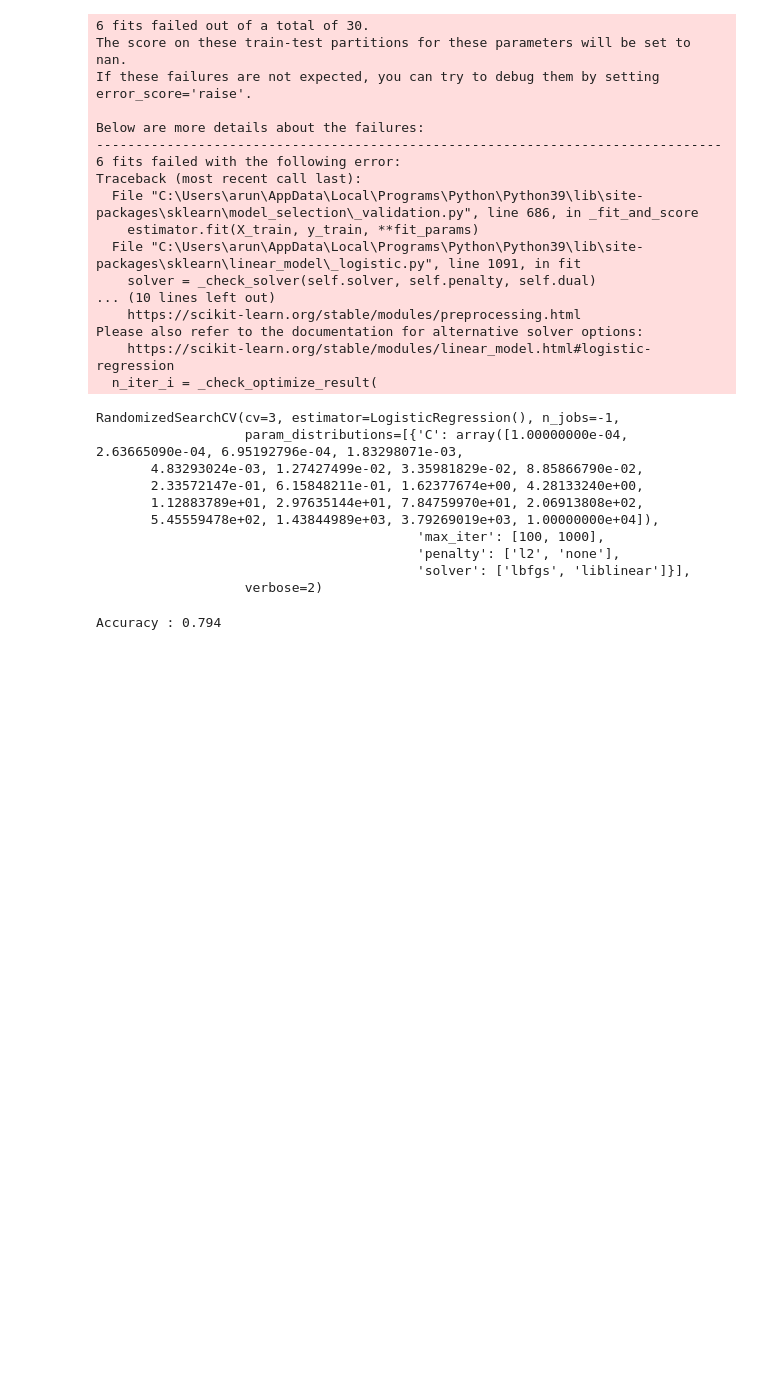
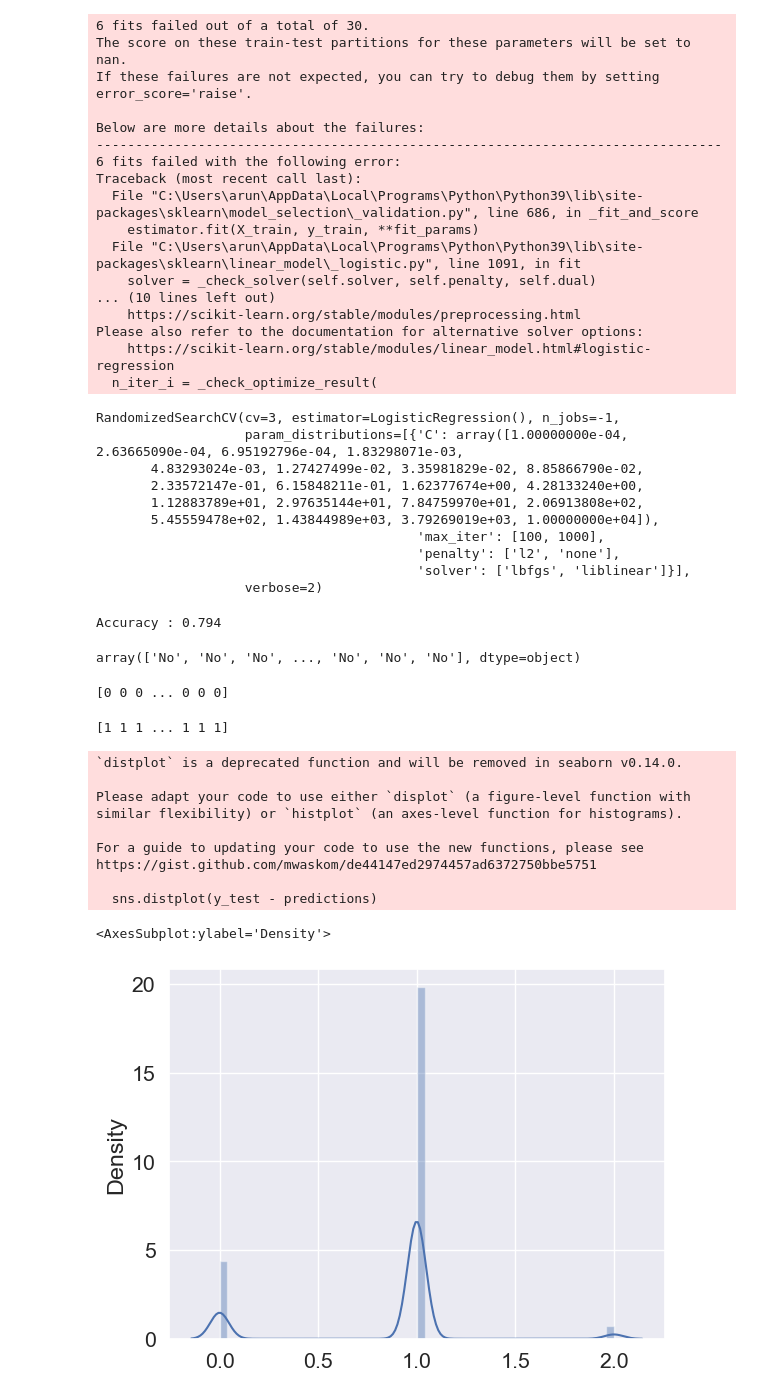
Before and after one commit to bhandariarun/KMC_Project, a Jupyter notebook: Minor_Project_Machine_Learning.ipynb, the cells around one changed output. Drawn from its saved outputs; the diff is of its cells as text; code cells hidden in the pictures; blank space fills up the shorter version.

```diff
--- a/Minor_Project_Machine_Learning.ipynb
+++ b/Minor_Project_Machine_Learning.ipynb
@@ -942,3 +942,46 @@ print (f'Accuracy : {random.score(X_test,y_test):.3f}')
 Accuracy : 0.794
 # %%
 predictions = random.predict(X_test)
+predictions
+# %% [output]
+array(['No', 'No', 'No', ..., 'No', 'No', 'No'], dtype=object)
+# %%
+from sklearn.preprocessing import LabelEncoder
+
+# Initialize LabelEncoder
+label_encoder = LabelEncoder()
+
+# Fit and transform the predictions
+predictions = label_encoder.fit_transform(predictions)
+
+# Now numerical_predictions contains numerical values corresponding to the categorical labels
+print(predictions)
+# %% [output]
+[0 0 0 ... 0 0 0]
+# %%
+from sklearn.preprocessing import LabelEncoder
+
+# Initialize LabelEncoder
+label_encoder = LabelEncoder()
+
+# Fit and transform the predictions
+y_test = label_encoder.fit_transform(y_test)
+
+# Now numerical_predictions contains numerical values corresponding to the categorical labels
+print(y_test)
+# %% [output]
+[1 1 1 ... 1 1 1]
+# %%
+sns.distplot(y_test - predictions)
+# %% [output]
+`distplot` is a deprecated function and will be removed in seaborn v0.14.0.
+
+Please adapt your code to use either `displot` (a figure-level function with
+similar flexibility) or `histplot` (an axes-level function for histograms).
+
+For a guide to updating your code to use the new functions, please see
+https://gist.github.com/mwaskom/de44147ed2974457ad6372750bbe5751
+
+  sns.distplot(y_test - predictions)
+<AxesSubplot:ylabel='Density'>
+[figure, added]
```
